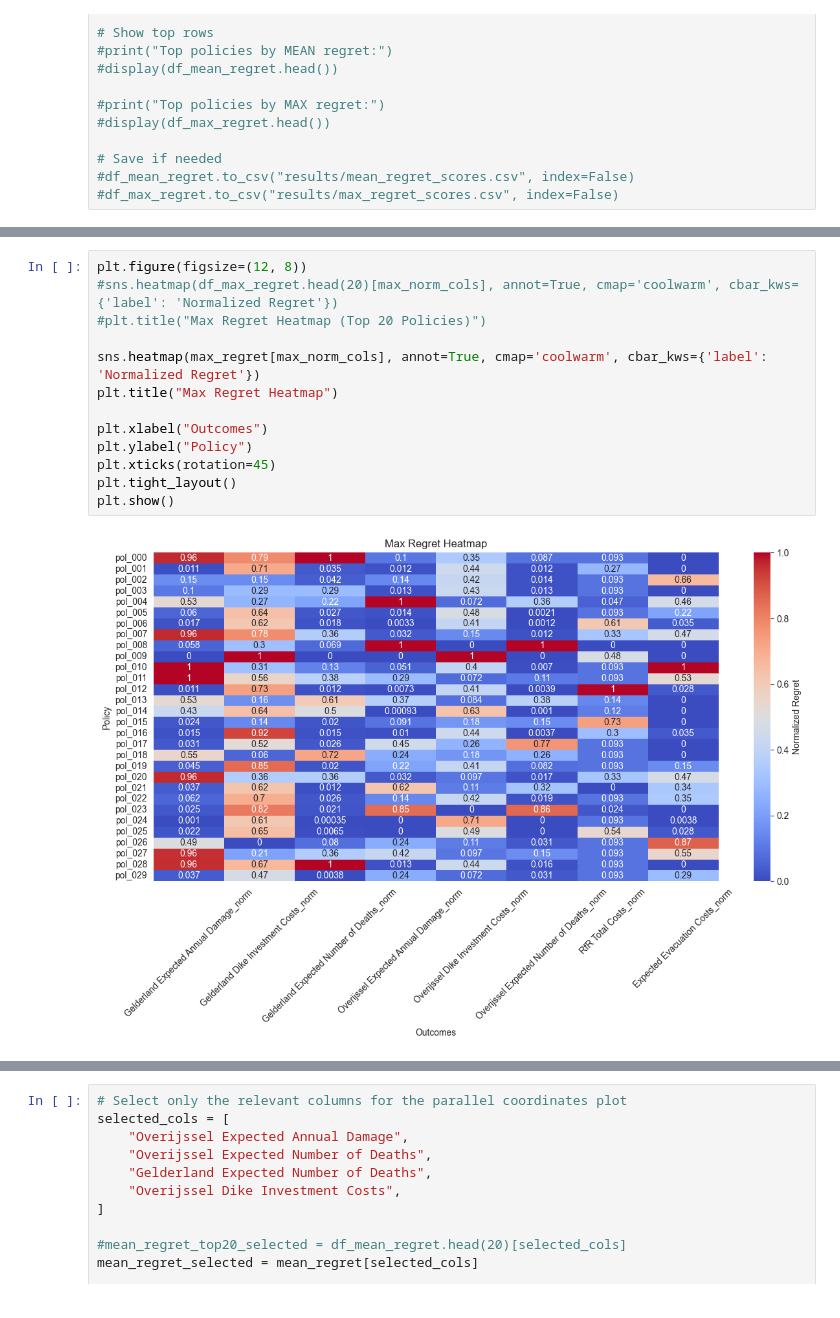
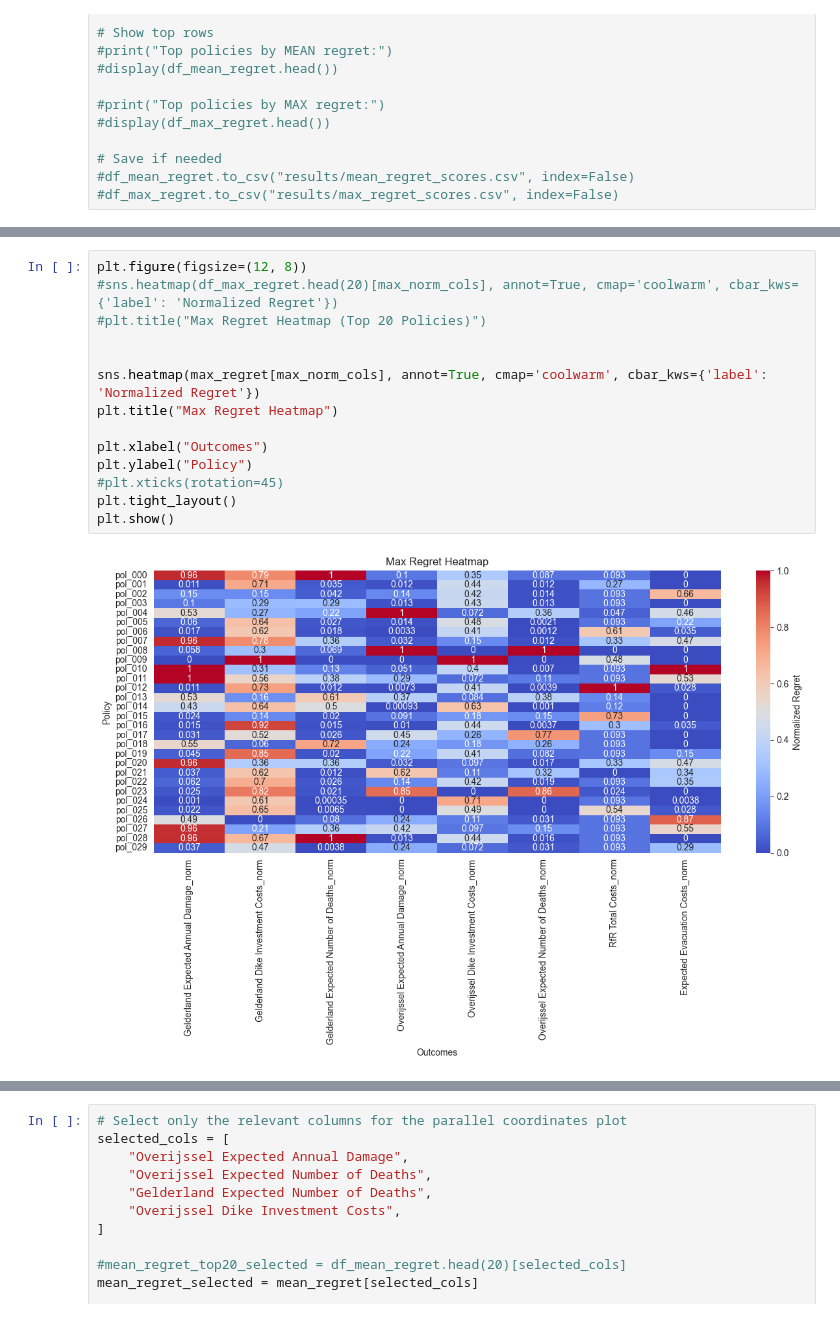
Before and after one commit to juliarozenberg/MBDM, a Jupyter notebook: final assignment/Robustness_Analysis.ipynb, the cells around one changed output, grey strips where cells are left out. Saved outputs shown, nothing was run; the diff lists cells and outputs as text.

```diff
--- a/final assignment/Robustness_Analysis.ipynb
+++ b/final assignment/Robustness_Analysis.ipynb
@@ -117,15 +122,16 @@ plt.show()
 # %%
 plt.figure(figsize=(12, 8))
 #sns.heatmap(df_max_regret.head(20)[max_norm_cols], annot=True, cmap='coolwarm', cbar_kws={'label': 'Normalized Regret'})
 #plt.title("Max Regret Heatmap (Top 20 Policies)")
+
 
 sns.heatmap(max_regret[max_norm_cols], annot=True, cmap='coolwarm', cbar_kws={'label': 'Normalized Regret'})
 plt.title("Max Regret Heatmap")
 
 plt.xlabel("Outcomes")
 plt.ylabel("Policy")
-plt.xticks(rotation=45)
+#plt.xticks(rotation=45)
 plt.tight_layout()
 plt.show()
 # %% [output]
-[figure, old version]
+[figure, new version]
```
Also changed, not shown: parts of 3 cells of this notebook.
